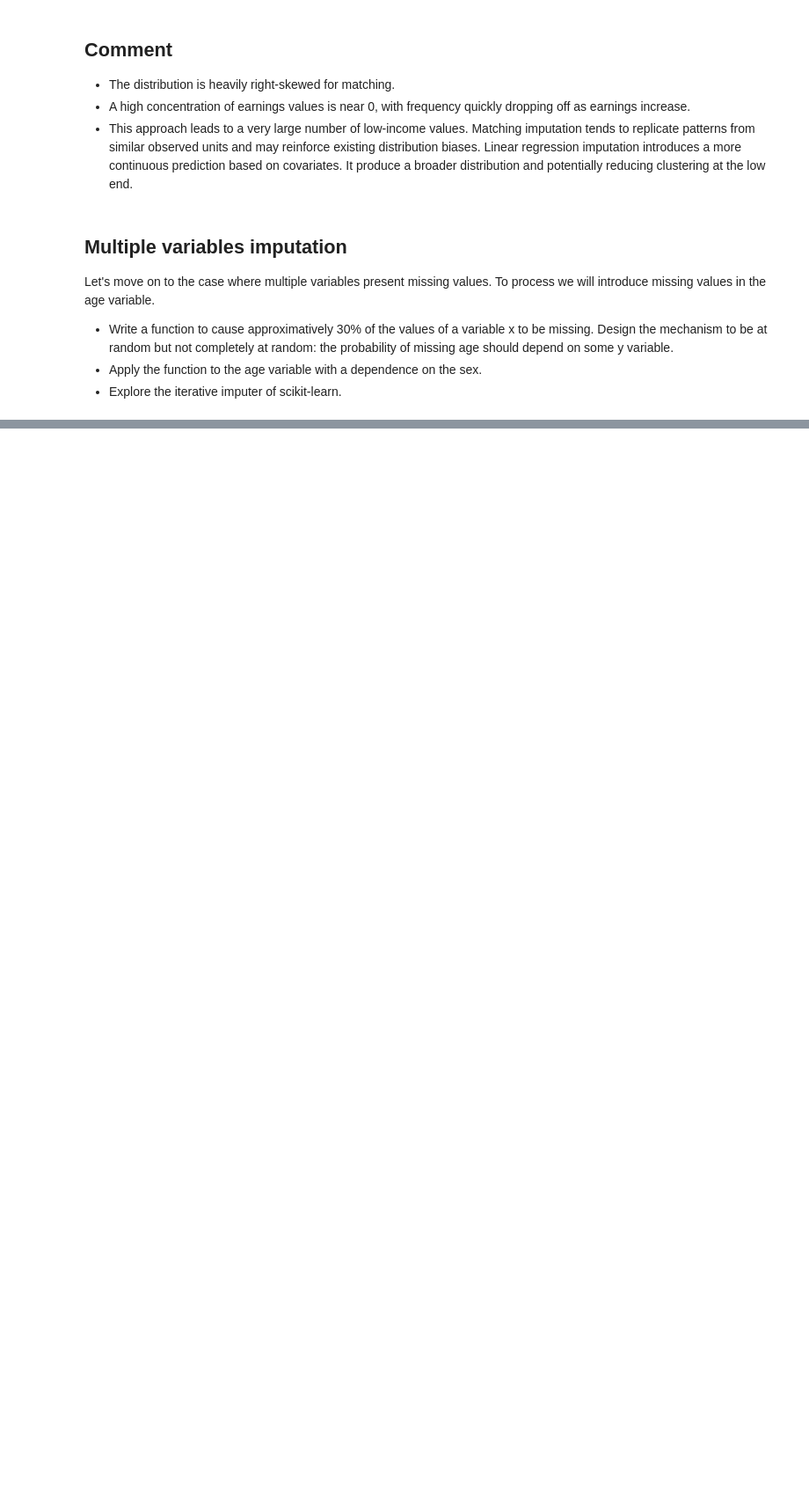
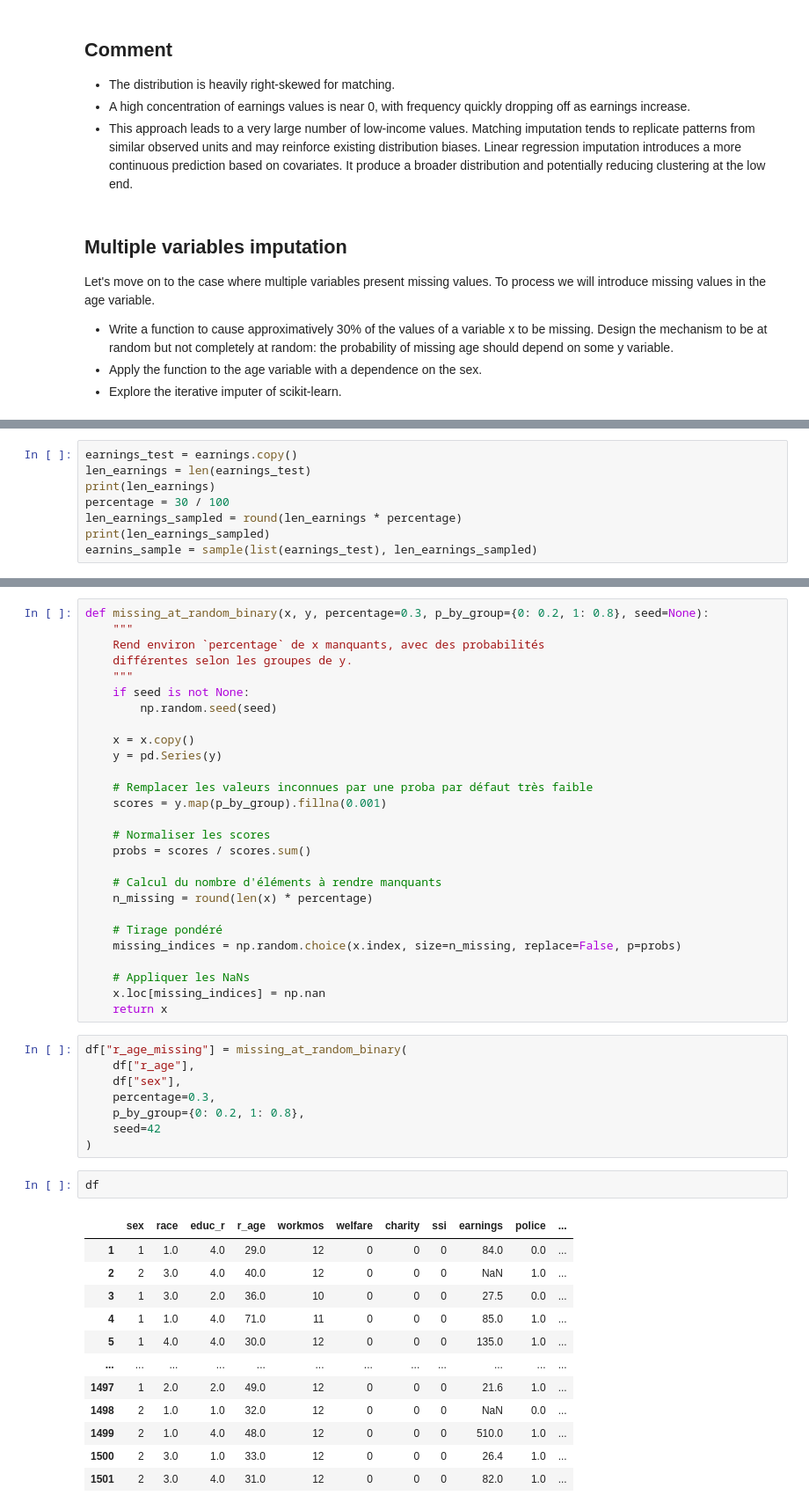
Before and after one commit to MitaDataAI/EDA, a Jupyter notebook: lab2-missing.ipynb, the cells around one changed output, grey strips where cells are left out. Shown: that part at 88% size. Saved outputs shown, nothing was run; the diff lists cells and outputs as text; blank space fills up the shorter version.

```diff
--- a/lab2-missing.ipynb
+++ b/lab2-missing.ipynb
@@ -533,0 +559,8 @@ To process we will introduce missing values in the age variable.
+# %%
+earnings_test = earnings.copy()
+len_earnings = len(earnings_test)
+print(len_earnings)
+percentage = 30 / 100
+len_earnings_sampled = round(len_earnings * percentage)
+print(len_earnings_sampled)
+earnins_sample = sample(list(earnings_test), len_earnings_sampled)
@@ -533,0 +587,50 @@ To process we will introduce missing values in the age variable.
+# %%
+def missing_at_random_binary(x, y, percentage=0.3, p_by_group={0: 0.2, 1: 0.8}, seed=None):
+    """
+    Rend environ `percentage` de x manquants, avec des probabilités
+    différentes selon les groupes de y.
+    """
+    if seed is not None:
+        np.random.seed(seed)
+
+    x = x.copy()
+    y = pd.Series(y)
+
+    # Remplacer les valeurs inconnues par une proba par défaut très faible
+    scores = y.map(p_by_group).fillna(0.001)
+
+    # Normaliser les scores
+    probs = scores / scores.sum()
+
+    # Calcul du nombre d'éléments à rendre manquants
+    n_missing = round(len(x) * percentage)
+
+    # Tirage pondéré
+    missing_indices = np.random.choice(x.index, size=n_missing, replace=False, p=probs)
+
+    # Appliquer les NaNs
+    x.loc[missing_indices] = np.nan
+    return x
+# %%
+df["r_age_missing"] = missing_at_random_binary(
+    df["r_age"],
+    df["sex"],
+    percentage=0.3,
+    p_by_group={0: 0.2, 1: 0.8},
+    seed=42
+)
+# %%
+df
+# %% [output]
+|  | sex | race | educ_r | r_age | workmos | welfare | charity | ssi | earnings | police | ... |
+| 1 | 1 | 1.0 | 4.0 | 29.0 | 12 | 0 | 0 | 0 | 84.0 | 0.0 | ... |
+| 2 | 2 | 3.0 | 4.0 | 40.0 | 12 | 0 | 0 | 0 | NaN | 1.0 | ... |
+| 3 | 1 | 3.0 | 2.0 | 36.0 | 10 | 0 | 0 | 0 | 27.5 | 0.0 | ... |
+| 4 | 1 | 1.0 | 4.0 | 71.0 | 11 | 0 | 0 | 0 | 85.0 | 1.0 | ... |
+| 5 | 1 | 4.0 | 4.0 | 30.0 | 12 | 0 | 0 | 0 | 135.0 | 1.0 | ... |
+| ... | ... | ... | ... | ... | ... | ... | ... | ... | ... | ... | ... |
+| 1497 | 1 | 2.0 | 2.0 | 49.0 | 12 | 0 | 0 | 0 | 21.6 | 1.0 | ... |
+| 1498 | 2 | 1.0 | 1.0 | 32.0 | 12 | 0 | 0 | 0 | NaN | 0.0 | ... |
+| 1499 | 2 | 1.0 | 4.0 | 48.0 | 12 | 0 | 0 | 0 | 510.0 | 1.0 | ... |
+| 1500 | 2 | 3.0 | 1.0 | 33.0 | 12 | 0 | 0 | 0 | 26.4 | 1.0 | ... |
+| 1501 | 2 | 3.0 | 4.0 | 31.0 | 12 | 0 | 0 | 0 | 82.0 | 1.0 | ... |
```
Also changed, not shown: parts of 16 cells of this notebook.
